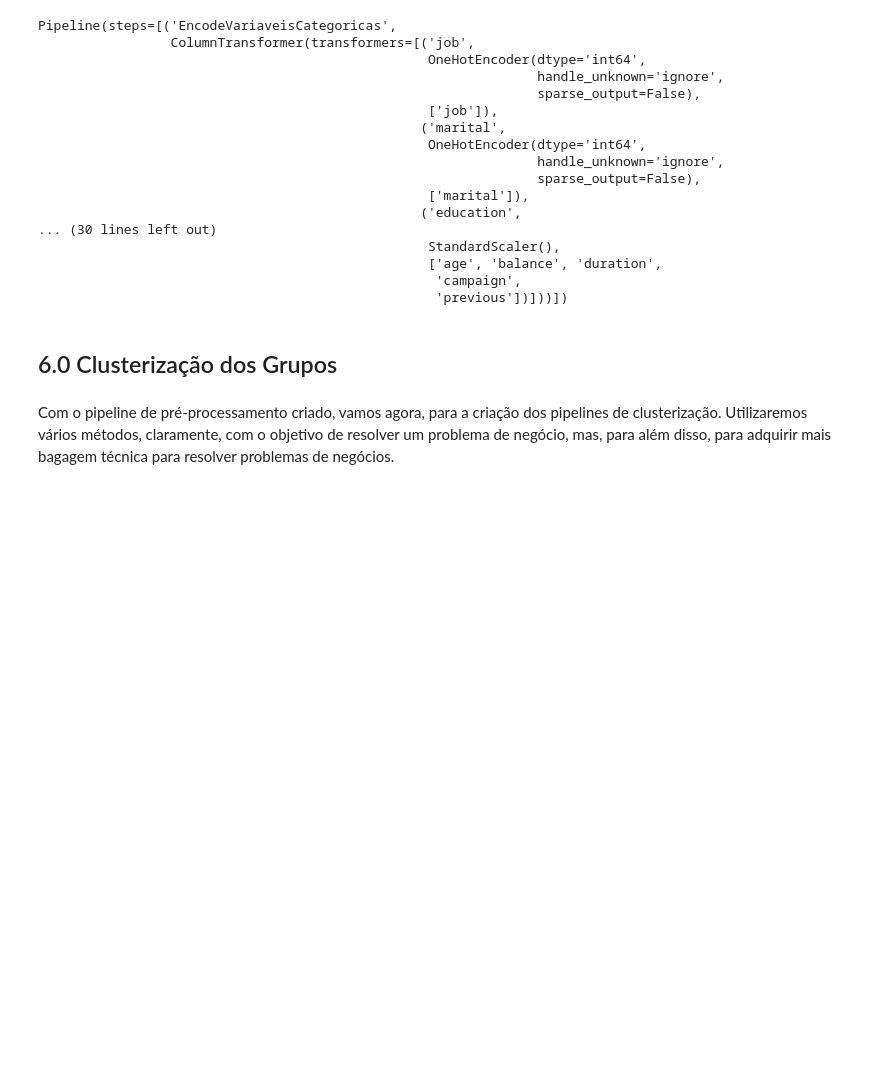
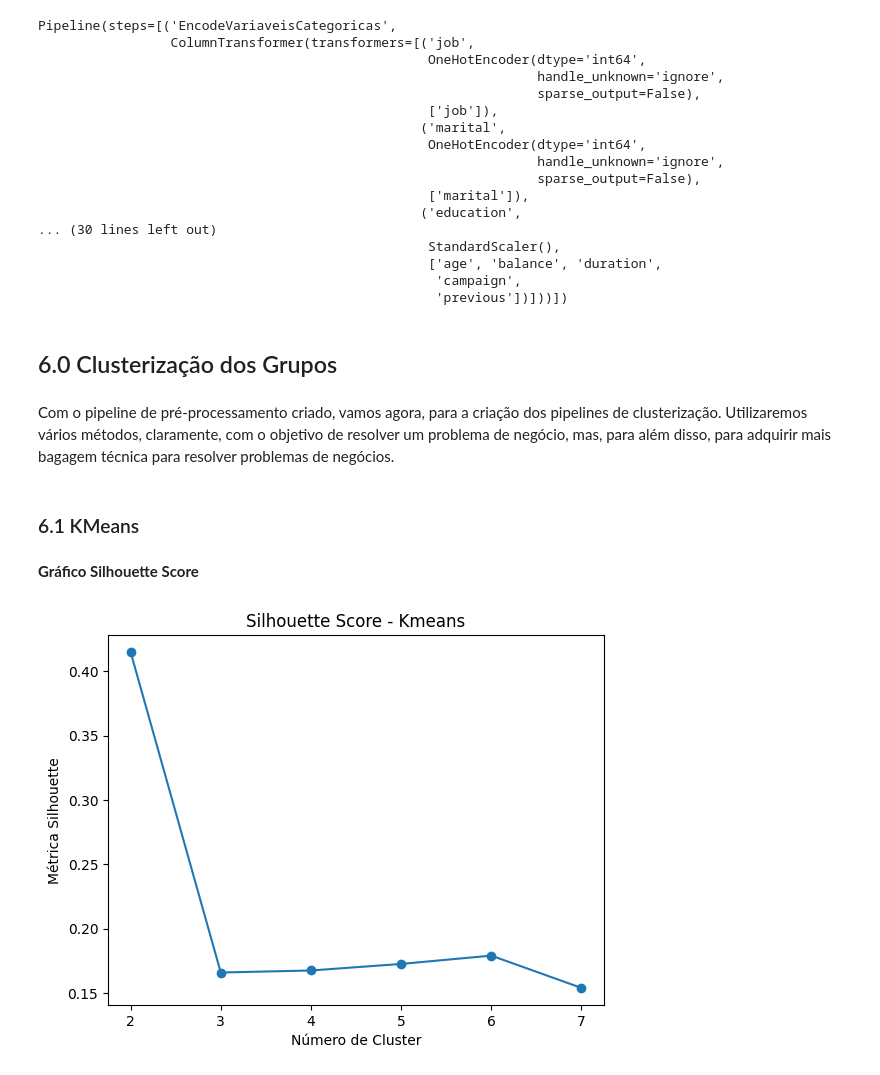
Before and after one commit to jefferson-datascience/PrevisaoAceitarContratoBanco, a Jupyter notebook: AnaliseAgrupamentos/AnaliseAgrupamentos.ipynb, the cells around one changed output. Drawn from its saved outputs; the diff is of its cells as text; code cells hidden in the pictures; blank space fills up the shorter version.

```diff
--- a/AnaliseAgrupamentos/AnaliseAgrupamentos.ipynb
+++ b/AnaliseAgrupamentos/AnaliseAgrupamentos.ipynb
@@ -431,5 +440,48 @@ Pipeline(steps=[('EncodeVariaveisCategoricas',
                                                    'previous'])]))])
 # %% [markdown]
 ## 6.0 Clusterização dos Grupos
+# %%
+# Cópia dos dados
+X = df5.copy()
 # %% [markdown]
 Com o pipeline de pré-processamento criado, vamos agora, para a criação dos pipelines de clusterização. Utilizaremos vários métodos, claramente, com o objetivo de resolver um problema de negócio, mas, para além disso, para adquirir mais bagagem técnica para resolver problemas de negócios.
+# %% [markdown]
+### 6.1 KMeans
+# %%
+# Declarando lista vazia
+lista_labels_kmeans = dict()
+kmeans_silhouette_score = dict()
+kmeans_davies_bouldin_score = dict()
+
+for k in range(2, 8):
+
+    # Definindo o Pipeline
+    pipeline_kmeans = pipeline.Pipeline([
+                                     ('PreProcessamento', pre_processamento),
+                                     ('Kmeans', cluster.KMeans(n_clusters=k, init='k-means++' ,algorithm='lloyd', max_iter=500, random_state=42))
+                                    ])
+
+    # Fit Predict
+    lista_labels_kmeans[k] = pipeline_kmeans.fit_predict(X).tolist()
+
+    # Armazenando a silhoutte Score
+    kmeans_silhouette_score[k] = metrics.silhouette_score(pipeline_kmeans['PreProcessamento'].transform(X), lista_labels_kmeans[k])
+
+    # Armazenando davies_boulding score
+    kmeans_davies_bouldin_score[k] = metrics.davies_bouldin_score(pipeline_kmeans['PreProcessamento'].transform(X), lista_labels_kmeans[k])
+# %% [markdown]
+**Gráfico Silhouette Score**
+# %%
+plt.figure()
+plt.plot(list(kmeans_silhouette_score.keys()), list(kmeans_silhouette_score.values()), marker='o')
+plt.xlabel("Número de Cluster")
+plt.ylabel('Métrica Silhouette')
+plt.title('Silhouette Score - Kmeans')
+
+# eixo x apenas inteiros
+plt.gca().xaxis.set_major_locator(MultipleLocator(1))
+
+# Amostra do Gráfico
+plt.show()
+# %% [output]
+[figure, added]
```
Also changed, not shown: parts of 165 cells of this notebook.
